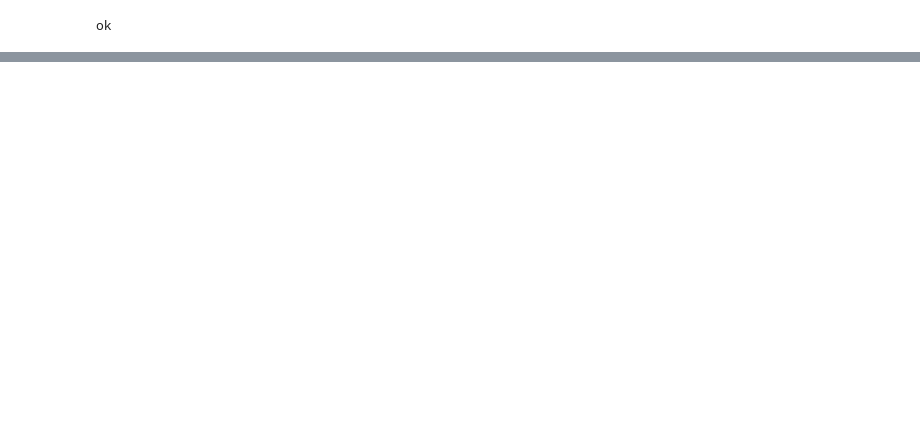
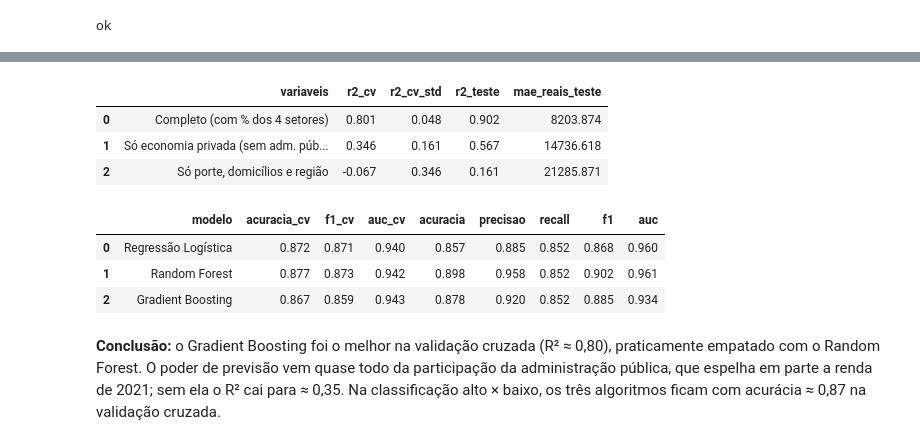
Before and after one commit to HugoVilhenaGyn/radar-imobiliario-goias-n2, a Jupyter notebook: notebook_N2.ipynb, the cells around one changed output, grey strips where cells are left out. Cells and saved outputs as stored; diff of their text form; code cells hidden in the pictures; blank space fills up the shorter version.

```diff
--- a/notebook_N2.ipynb
+++ b/notebook_N2.ipynb
@@ -160,0 +294,16 @@ dtype: float64
+# %%
+pd.read_csv('dados/ablacao.csv').round(3)
+# %% [output]
+|  | variaveis | r2_cv | r2_cv_std | r2_teste | mae_reais_teste |
+| 0 | Completo (com % dos 4 setores) | 0.801 | 0.048 | 0.902 | 8203.874 |
+| 1 | Só economia privada (sem adm. púb... | 0.346 | 0.161 | 0.567 | 14736.618 |
+| 2 | Só porte, domicílios e região | -0.067 | 0.346 | 0.161 | 21285.871 |
+# %%
+pd.read_csv('dados/resultados_classificacao.csv').round(3)
+# %% [output]
+|  | modelo | acuracia_cv | f1_cv | auc_cv | acuracia | precisao | recall | f1 | auc |
+| 0 | Regressão Logística | 0.872 | 0.871 | 0.940 | 0.857 | 0.885 | 0.852 | 0.868 | 0.960 |
+| 1 | Random Forest | 0.877 | 0.873 | 0.942 | 0.898 | 0.958 | 0.852 | 0.902 | 0.961 |
+| 2 | Gradient Boosting | 0.867 | 0.859 | 0.943 | 0.878 | 0.920 | 0.852 | 0.885 | 0.934 |
+# %% [markdown]
+**Conclusão:** o Gradient Boosting foi o melhor na validação cruzada (R² ≈ 0,80), praticamente empatado com o Random Forest. O poder de previsão vem quase todo da participação da administração pública, que espelha em parte a renda de 2021; sem ela o R² cai para ≈ 0,35. Na classificação alto × baixo, os três algoritmos ficam com acurácia ≈ 0,87 na validação cruzada.
```
Also changed, not shown: parts of 13 cells of this notebook, 23 other files.
